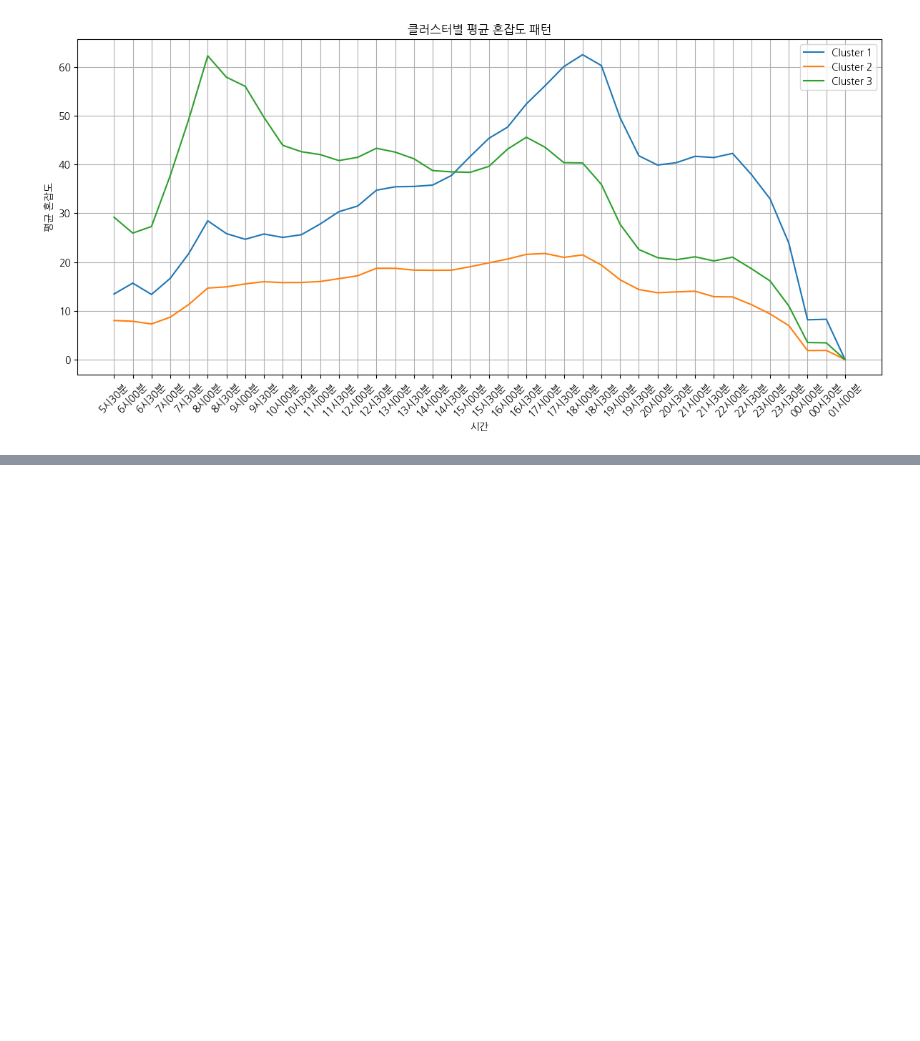
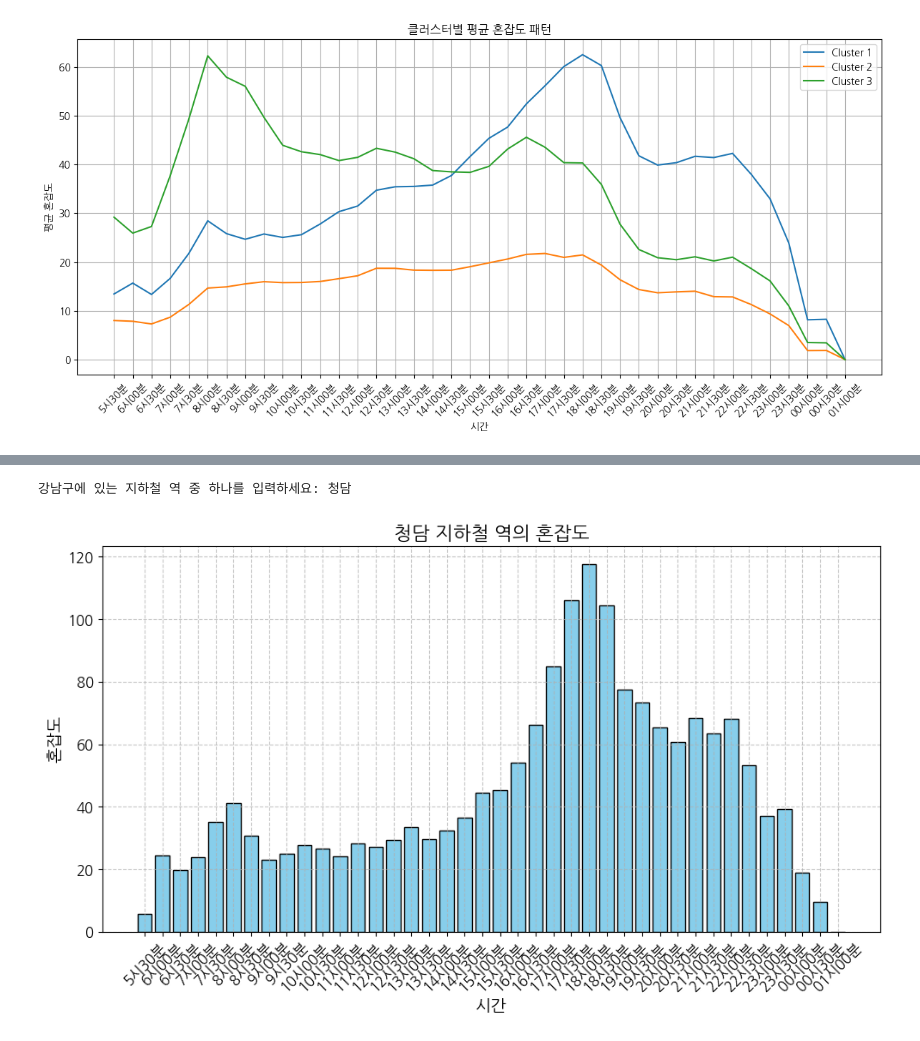
Before and after one commit to kwakguanghee/gangnam, a Jupyter notebook: 강남구_출퇴근시간별_인원_ipynb의_사본.ipynb, the cells around one changed output, grey strips where cells are left out. Saved outputs shown, nothing was run; the diff lists cells and outputs as text; code cells hidden in the pictures; blank space fills up the shorter version.

```diff
--- a/강남구_출퇴근시간별_인원_ipynb의_사본.ipynb
+++ b/강남구_출퇴근시간별_인원_ipynb의_사본.ipynb
@@ -455,0 +432,37 @@ plt.show()
+# %%
+import pandas as pd
+import matplotlib.pyplot as plt
+
+# 데이터를 불러옵니다.
+subway_congestion_data = pd.read_csv("서울교통공사_지하철혼잡도정보_20231231.csv", encoding='cp949')
+
+# 강남구에 있는 지하철 역 목록을 수동으로 작성합니다.
+gangnam_stations = ['강남', '역삼', '선릉', '삼성', '봉은사', '청담', '학동', '압구정로데오','신사','압구정','수서','대치','개포동','도곡','한티','선정릉','언주','논현','강남구청','삼성중앙','신논현','매봉','학여울','구룡','대모산입구','대청','일원']
+
+# 사용자로부터 강남구에 있는 지하철 역 중 하나를 입력 받습니다.
+user_input = input("강남구에 있는 지하철 역 중 하나를 입력하세요: ")
+
+# 입력된 역이 강남구에 있는 지하철 역 중 하나와 일치하는지 확인합니다 (대소문자 구분 없이).
+if user_input.strip().lower() in [station.strip().lower() for station in gangnam_stations]:
+    # 입력된 역에 대한 데이터를 추출합니다.
+    selected_station_data = subway_congestion_data[subway_congestion_data['출발역'].str.strip().str.lower() == user_input.strip().lower()]
+
+    # 한글 폰트 설정
+    plt.rcParams["font.family"] = 'NanumGothic'
+
+    # 입력된 역에 대한 시간대별 혼잡도를 막대 그래프로 시각화합니다.
+    plt.figure(figsize=(10, 6))
+    plt.bar(selected_station_data.columns[6:], selected_station_data.iloc[0, 6:], color='skyblue', edgecolor='black')
+    plt.title(f"{user_input} 지하철 역의 혼잡도", fontsize=16)
+    plt.xlabel("시간", fontsize=14)
+    plt.ylabel("혼잡도", fontsize=14)
+    plt.xticks(rotation=45, fontsize=12)
+    plt.yticks(fontsize=12)
+    plt.grid(True, linestyle='--', alpha=0.7)
+    plt.tight_layout()
+    plt.show()
+else:
+    print("입력하신 역은 강남구에 위치한 지하철 역이 아닙니다.")
+# %% [output]
+강남구에 있는 지하철 역 중 하나를 입력하세요: 청담
+[figure, added]
```
Also changed, not shown: parts of 9 cells of this notebook.
